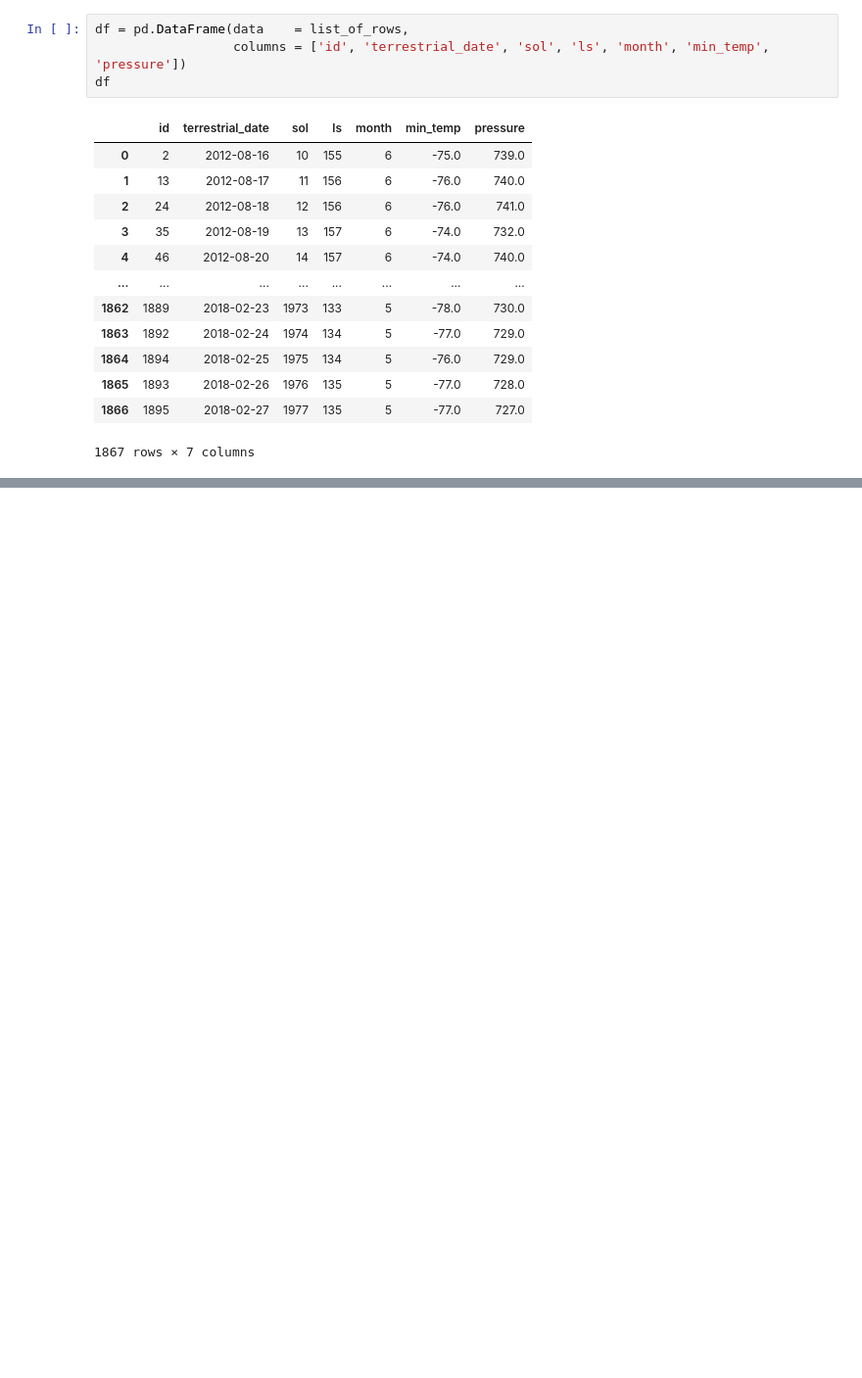
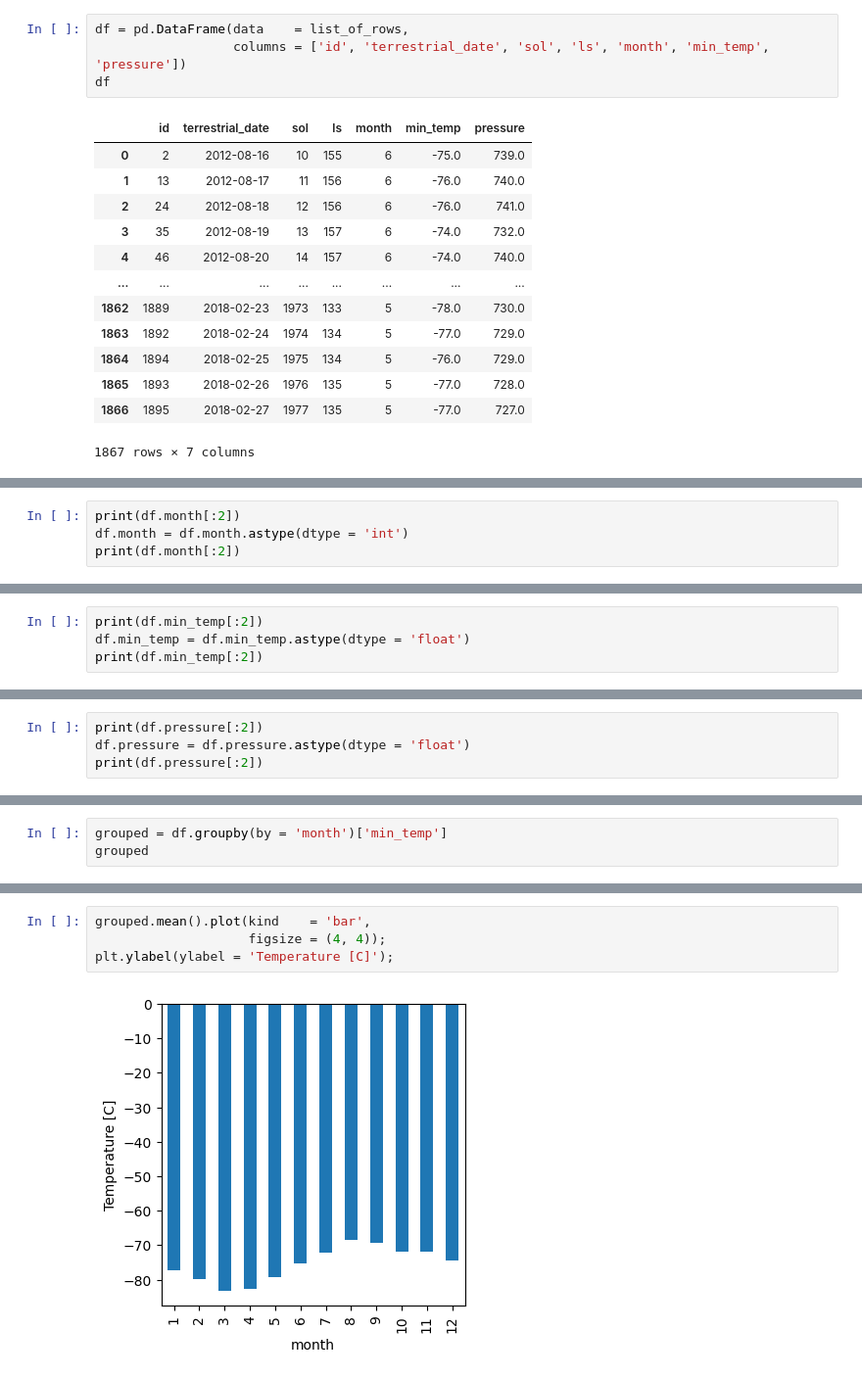
Before and after one commit to heracliteanflux/exercises-python, a Jupyter notebook: web_scraping/notebook.ipynb, the cells around one changed output, grey strips where cells are left out. Shown at 98% size. Drawn from its saved outputs; the diff is of its cells as text; blank space fills up the shorter version.

```diff
--- a/web_scraping/notebook.ipynb
+++ b/web_scraping/notebook.ipynb
@@ -119,0 +172,4 @@ df
+# %%
+print(df.month[:2])
+df.month = df.month.astype(dtype = 'int')
+print(df.month[:2])
@@ -119,0 +183,4 @@ df
+# %%
+print(df.min_temp[:2])
+df.min_temp = df.min_temp.astype(dtype = 'float')
+print(df.min_temp[:2])
@@ -119,0 +194,4 @@ df
+# %%
+print(df.pressure[:2])
+df.pressure = df.pressure.astype(dtype = 'float')
+print(df.pressure[:2])
@@ -130,0 +247,3 @@ dtype: object
+# %%
+grouped = df.groupby(by = 'month')['min_temp']
+grouped
@@ -130,0 +292,6 @@ dtype: object
+# %%
+grouped.mean().plot(kind    = 'bar',
+                    figsize = (4, 4));
+plt.ylabel(ylabel = 'Temperature [C]');
+# %% [output]
+[figure, added]
```
Also changed, not shown: parts of 27 cells of this notebook, 2 other files.
